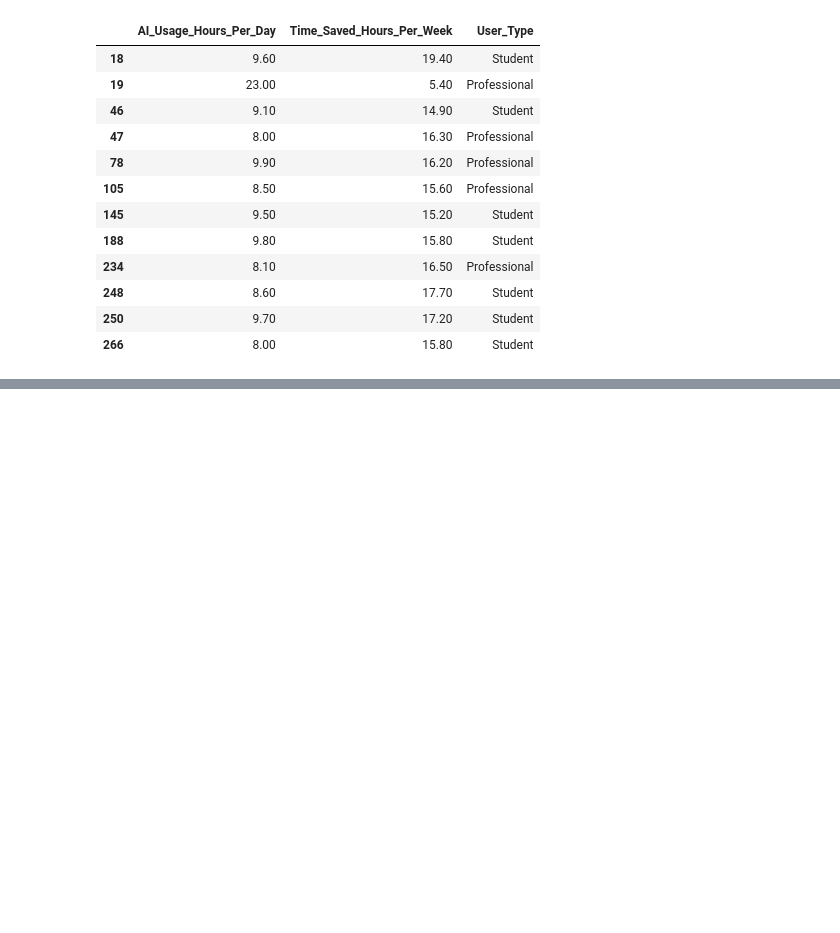
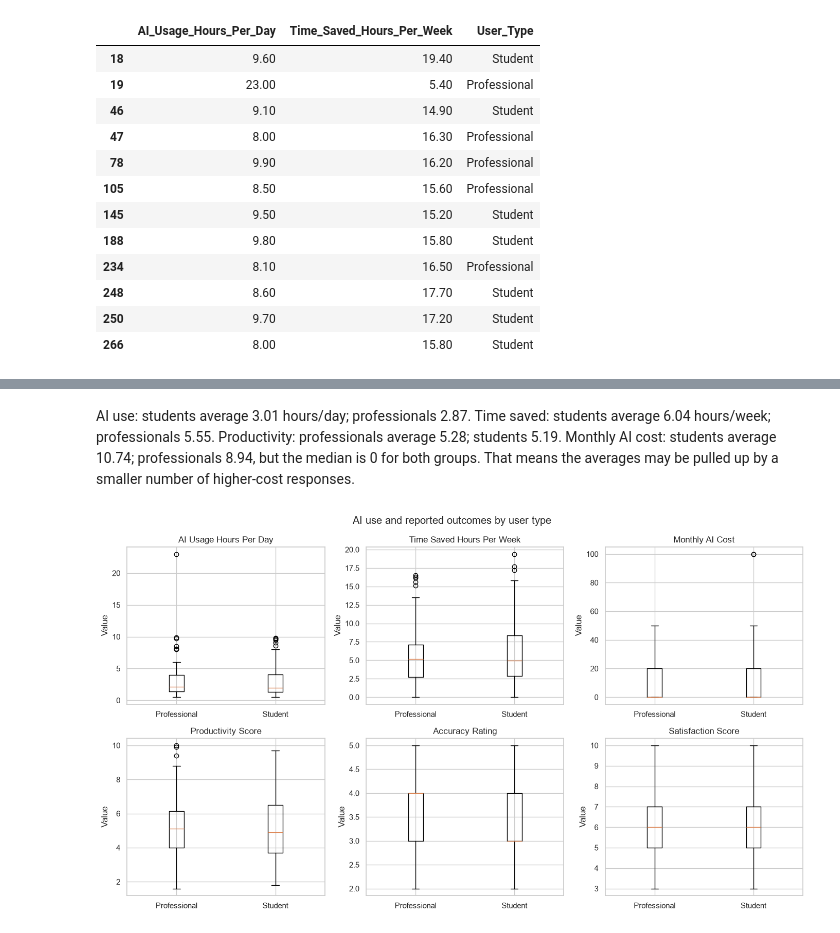
Before and after one commit to jeromgeid-ui/1-day-assignment, a Jupyter notebook: clean_data_AI_Usage_and_impact_on_students_and_professors.ipynb, the cells around one changed output, grey strips where cells are left out. Drawn from its saved outputs; the diff is of its cells as text; code cells hidden in the pictures; blank space fills up the shorter version.

Commit message:
Update analysis and add charts

```diff
--- a/clean_data_AI_Usage_and_impact_on_students_and_professors.ipynb
+++ b/clean_data_AI_Usage_and_impact_on_students_and_professors.ipynb
@@ -678,0 +684,18 @@ Time_Saved_Hours_Per_Week: values below -4.43 or above 14.98 are flagged
+# %%
+compare_columns = [
+    "AI_Usage_Hours_Per_Day",
+    "Time_Saved_Hours_Per_Week",
+    "Monthly_AI_Cost",
+    "Productivity_Score",
+    "Accuracy_Rating",
+    "Satisfaction_Score",
+]
+
+group_summary = (
+    df.groupby("User_Type")[compare_columns]
+      .agg(["count", "mean", "median"])
+      .round(2)
+)
+
+group_summary
+# provides a summary of key metrics for different user types in the dataset, including the count, mean, and median for selected columns related to AI usage, costs, and performance scores. The results are rounded to two decimal places for clarity.
@@ -678,0 +708,26 @@ Time_Saved_Hours_Per_Week: values below -4.43 or above 14.98 are flagged
+# %% [markdown]
+AI use: students average 3.01 hours/day; professionals 2.87.
+Time saved: students average 6.04 hours/week; professionals 5.55.
+Productivity: professionals average 5.28; students 5.19.
+Monthly AI cost: students average 10.74; professionals 8.94, but the median is 0 for both groups. That means the averages may be pulled up by a smaller number of higher-cost responses.
+# %%
+user_types = ["Professional", "Student"]
+
+fig, axes = plt.subplots(2, 3, figsize=(14, 8))
+
+for ax, column in zip(axes.flat, compare_columns):
+    values_by_type = [
+        df.loc[df["User_Type"] == user_type, column].dropna()
+        for user_type in user_types
+    ]
+
+    ax.boxplot(values_by_type)
+    ax.set_xticks([1, 2], labels=user_types)
+    ax.set_title(column.replace("_", " "))
+    ax.set_ylabel("Value")
+
+fig.suptitle("AI use and reported outcomes by user type")
+plt.tight_layout()
+plt.show()
+# %% [output]
+[figure, added]
```
Also changed, not shown: parts of 39 cells of this notebook, 8 other files.
